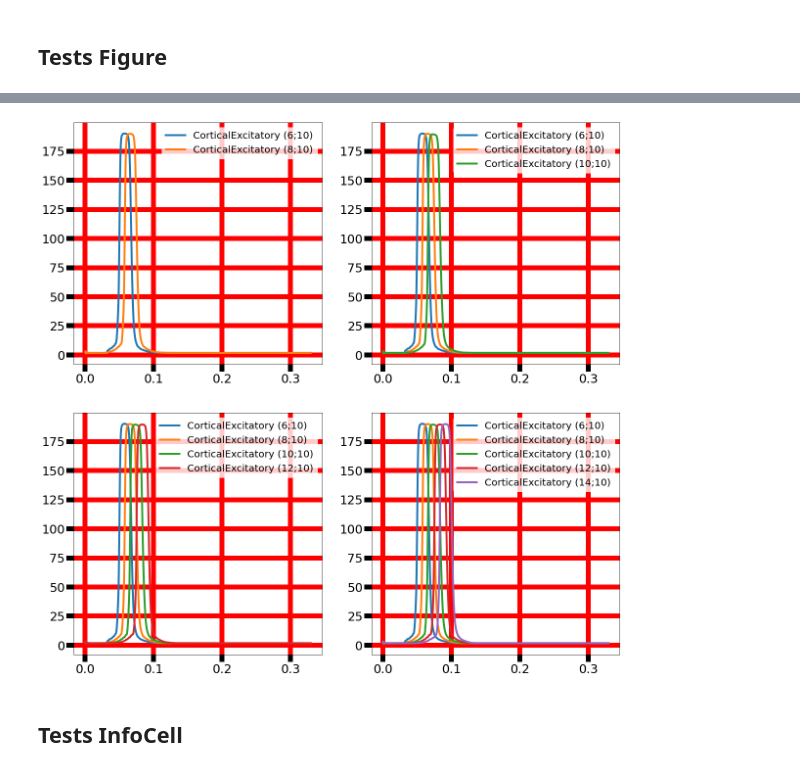
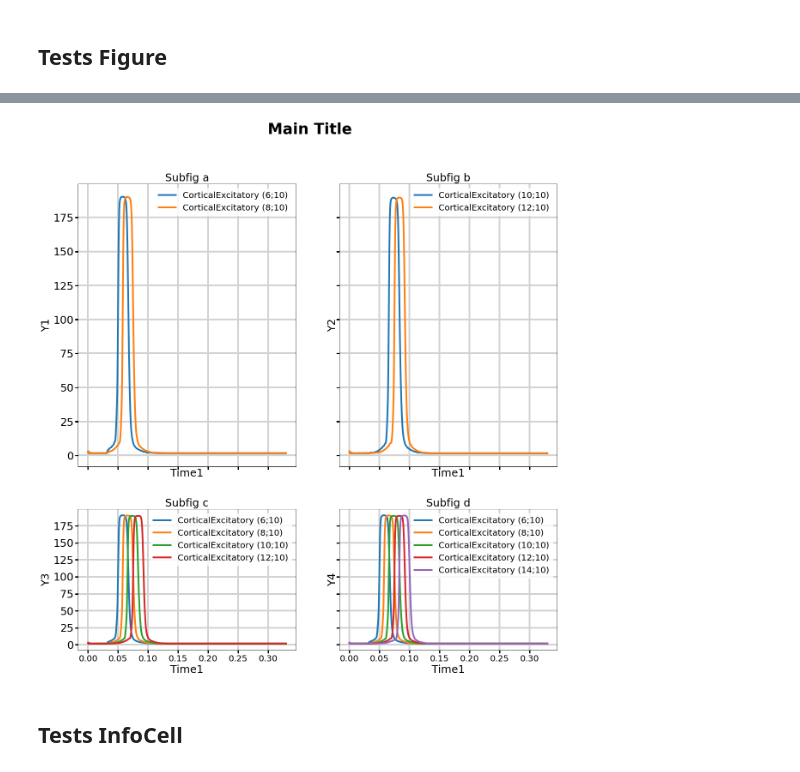
Before and after one commit to JEmonet67/figure_lib, a Jupyter notebook: tests_fonctions.ipynb, the cells around one changed output, grey strips where cells are left out. Drawn from its saved outputs; the diff is of its cells as text; code cells hidden in the pictures.

```diff
--- a/tests_fonctions.ipynb
+++ b/tests_fonctions.ipynb
@@ -166,11 +166,13 @@ a.set_graph_legend()
 # %% [markdown]
 ## Tests Figure
 # %%
-reload_import()
+import src.data_transform.GraphDF as gdf
+import src.make_figure.figure as fg
 
+path = "/user/jemonet/home/Documents/Thèse/Code/Graphes/figure_lib/data_tests/ve_5cells.csv"
 df = gdf.GraphDF(path,0.002,60,20,20)
 
-df1 = df.isolate_dataframe_columns()
-df2 = df.isolate_dataframe_columns()
-df3 = df.isolate_dataframe_columns()
-df4 = df.isolate_dataframe_columns()
+df1 = df.isolate_dataframe_columns("1,2")
+df2 = df.isolate_dataframe_columns("3,4")
+df3 = df.isolate_dataframe_columns("1,2,3,4")
+df4 = df.isolate_dataframe_columns("1,2,3,4,5")
@@ -199,28 +179,28 @@ ax = plt.subplot(222)
 # %%
-reload_import()
+# reload_import()
 
 
 list_df = [df1.data,df2.data,df3.data,df4.data]
 list_gdf = [df1,df2,df3,df4]
 
 params_fig = dict(wspace=0.2,hspace=0.2,height_ratios=[2,1],width_ratios=[1,1])
 
 info_fig = {"title":"Main Title","subtitles":["Subfig a","Subfig b",
-"Subfig c","Subfig d"],"xlabel":"Time1","ylabel":"Y1",
+"Subfig c","Subfig d"],"xlabel":"Time1","ylabel":["Y1","Y2","Y3","Y4"],
 "sharex":True,"sharey":True}
 
-font_size = {"main_title":35, "subtitle":25, "xlabel":25, "ylabel":25, "g_xticklabel":50, "g_yticklabel":25}
+font_size = {"main_title":35, "subtitle":25, "xlabel":25, "ylabel":25, "g_xticklabel":20, "g_yticklabel":25}
 
 params_plot = {"grid_color":"lightgray","grid_width":4,"ticklength":7,"tickwidth":3}
 
-f = fg.Figure(list_gdf,2,2,20,20)
+f = fg.Figure(list_gdf,2,2,20,20, info_fig, font_size, params_fig, params_plot)
+f.set_figure_legend((1,2,3,4))
 # f.set_figure_legend((1,2,3,4), loc, anchor, fontsize, edgecolor)
-f.set_figure_legend((1,2,3,4))
 
 # params_plot = {lw:5,ls:"-",marker:"", markersize:15}
 
 #Sharex/y : True, False, all, col, row.
 
 # plt.rcParams.update({'figure.autolayout': True})
 # %% [output]
-[figure, old version]
+[figure, new version]
```
Also changed, not shown: parts of 3 cells of this notebook, 11 other files.
